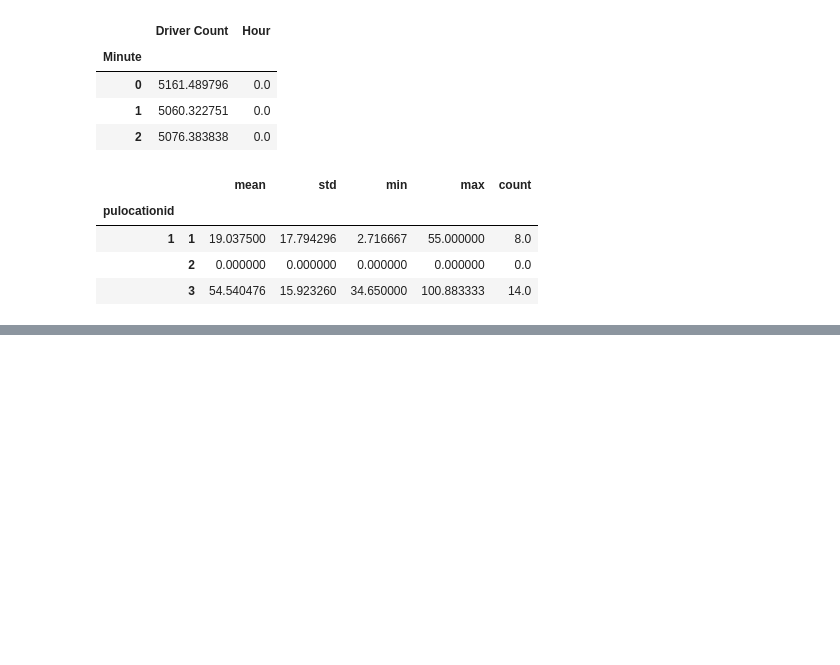
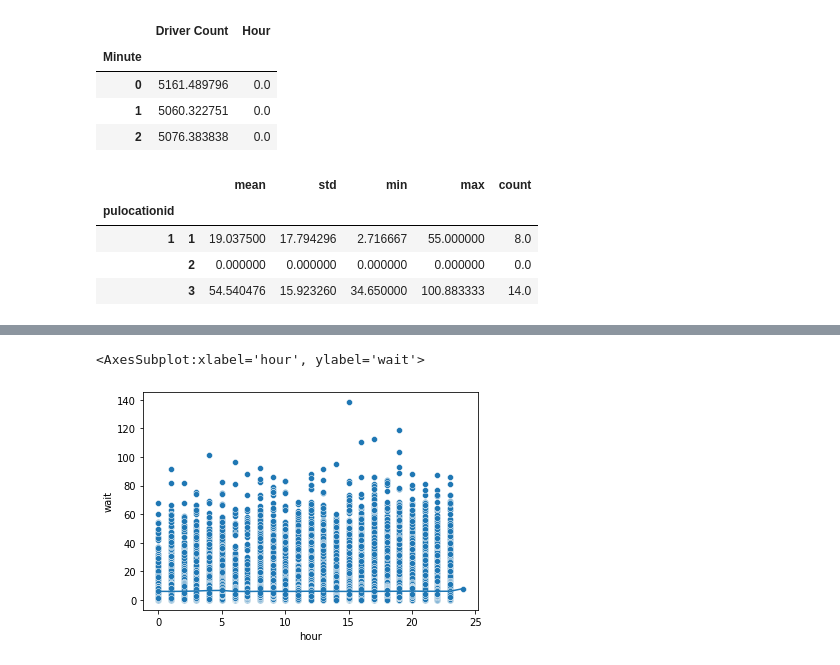
Before and after one commit to anthony001w/uber-nyc-simulation, a Jupyter notebook: prototype_system.ipynb, the cells around one changed output, grey strips where cells are left out. Drawn from its saved outputs; the diff is of its cells as text; code cells hidden in the pictures; blank space fills up the shorter version.

```diff
--- a/prototype_system.ipynb
+++ b/prototype_system.ipynb
@@ -159,7 +159,7 @@ def generate_arrivals_per_zone(zone_hourly_arrivals = hourly_arrival_rate,
 
 def simulate_with_individual_drivers(arrivals,
                                      driver_distribution = 'proportional',
-                                     preferred_driver_availability = 2 * mm['Driver Count'].values,
+                                     preferred_driver_availability = 3*mm['Driver Count'].values,
                                      odmatrix = trip_time_data,
                                      pickup_data = hourly_arrival_rate):
     #convert arrivals into passengers, and then into events
@@ -177,8 +177,6 @@ def simulate_with_individual_drivers(arrivals,
     #everything is under the city class
     if driver_distribution == 'proportional':
 
-        zones = []
-
         #generate driver schedules
         dschedules = generate_driver_schedules(preferred_driver_availability)
         driver_count = len(dschedules)
@@ -187,21 +185,18 @@ def simulate_with_individual_drivers(arrivals,
         #number of drivers per zone
         #use the pickup data to do this
         arrivals_per_zone = pickup_data.sum(axis=1)
-        dcounts = driver_count * (arrivals_per_zone / arrivals_per_zone.sum())
-        dcounts = np.floor(dcounts)
+        dcounts = np.floor(driver_count * (arrivals_per_zone / arrivals_per_zone.sum()))
 
         driver_index = 0
-        for i in range(1,264):
-            if i in dcounts.index:
-                for j in range(int(dcounts.loc[i])):
-                    d = Driver(i, dschedules[driver_index][0], dschedules[driver_index][1])
-                    #also want to add the driver departure and arrival to the initial event list
-                    initial_events.append(DriverArrival(d))
-                    initial_events.append(DriverDeparture(d))
-                    drivers.append(d)
-                    pbar.update(1)
-                    driver_index += 1
-            zones.append(Zone(i))
+        for i in dcounts.index:
+            for j in range(int(dcounts.loc[i])):
+                d = Driver(i, dschedules[driver_index][0], dschedules[driver_index][1])
+                #also want to add the driver departure and arrival to the initial event list
+                initial_events.append(DriverArrival(d))
+                initial_events.append(DriverDeparture(d))
+                drivers.append(d)
+                pbar.update(1)
+                driver_index += 1
 
         for i in range(driver_count - len(drivers)):
             z = np.random.choice(np.arange(1,264))
@@ -212,7 +207,7 @@ def simulate_with_individual_drivers(arrivals,
             pbar.update(1)
             driver_index += 1
 
-        city = City('NYC', zones, drivers, odmatrix)
+        city = City('NYC', np.arange(1,264), drivers, odmatrix)
 
     event_list = EventList(initial_events)
 
@@ -238,0 +254,12 @@ Minimum Difference of Drivers: -6658.0 -5532.0 -4824.0 -4328.0 -3875.0 -3442.0 -
+# %%
+waiting_time = pd.DataFrame(np.array([(pe.time, pe.departure_time,pe.waiting_time()) for pe in p]).round(2), columns = ['time','departure','wait'])
+# %%
+import seaborn as sns
+
+waiting_time['hour'] = waiting_time.time // 60
+hourly_wait_time = waiting_time.groupby('hour').wait.mean()
+sns.scatterplot(data = waiting_time, x = 'hour', y = 'wait')
+sns.lineplot(x = hourly_wait_time.index, y = hourly_wait_time)
+# %% [output]
+<AxesSubplot:xlabel='hour', ylabel='wait'>
+[figure, added]
```
Also changed, not shown: parts of 2 cells of this notebook, 9 other files.
